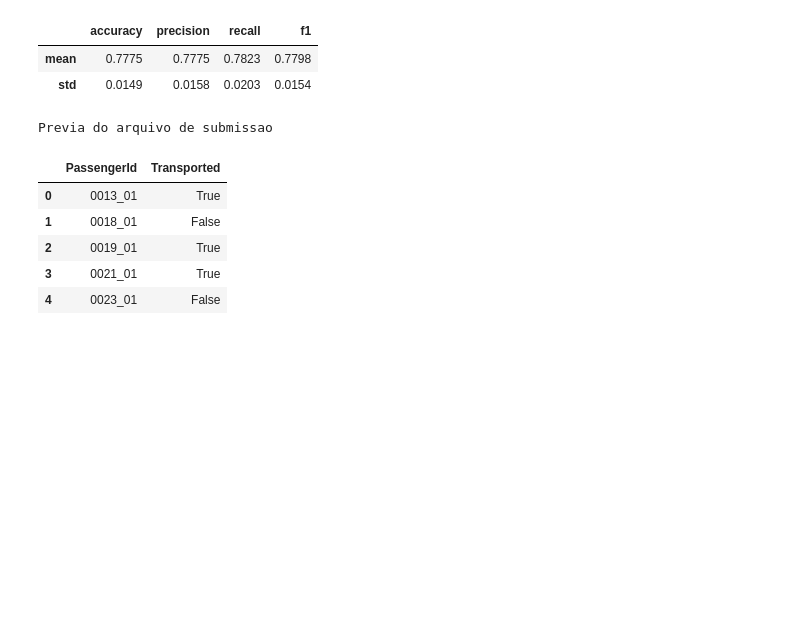
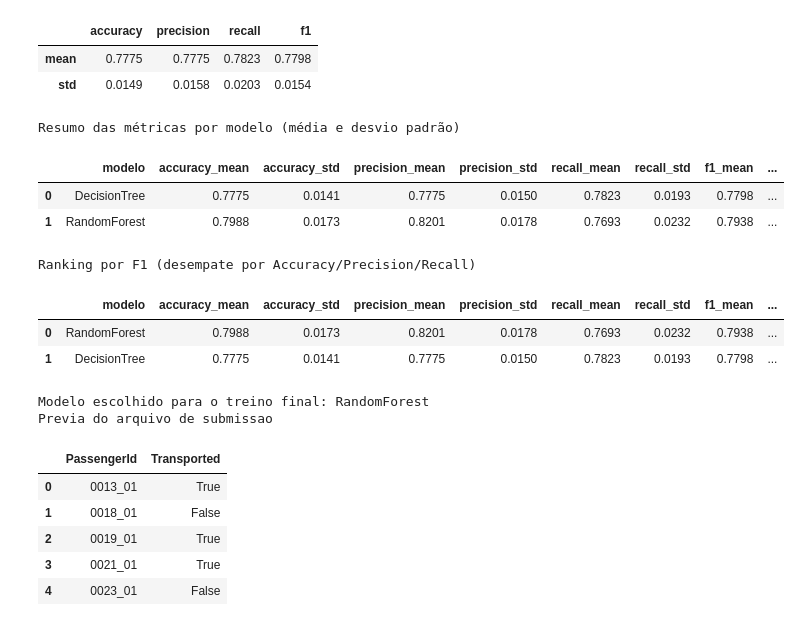
Before and after one commit to gabrafo/MineracaoDeDados, a Jupyter notebook: notebook.ipynb, the cells around one changed output. Cells and saved outputs as stored; diff of their text form; code cells hidden in the pictures; blank space fills up the shorter version.

Commit message:
feat: add benchmarking w/ random forests

```diff
--- a/notebook.ipynb
+++ b/notebook.ipynb
@@ -1247,15 +1248,85 @@ Médias e desvios por métrica (10 folds)
 |  | accuracy | precision | recall | f1 |
 | mean | 0.7775 | 0.7775 | 0.7823 | 0.7798 |
 | std | 0.0149 | 0.0158 | 0.0203 | 0.0154 |
+# %%
+# Comparação flexível de modelos (10-fold CV)
+model_specs = {
+    "DecisionTree": DecisionTreeClassifier(random_state=42),
+    "RandomForest": RandomForestClassifier(
+        n_estimators=200,
+        random_state=42,
+        n_jobs=-1,
+    ),
+}
+
+cv = StratifiedKFold(n_splits=10, shuffle=True, random_state=42)
+scoring = {
+    "accuracy": "accuracy",
+    "precision": "precision",
+    "recall": "recall",
+    "f1": "f1",
+}
+
+rows = []
+for name, estimator in model_specs.items():
+    pipeline = Pipeline(
+        steps=[
+            ("homeplanet_imputer", homeplanet_imputer),
+            ("preprocess", preprocessor),
+            ("model", estimator),
+        ]
+    )
+    results = cross_validate(
+        pipeline,
+        X,
+        y,
+        cv=cv,
+        scoring=scoring,
+        n_jobs=-1,
+    )
+
+    row = {"modelo": name}
+    for metric in scoring:
+        scores = results[f"test_{metric}"]
+        row[f"{metric}_mean"] = scores.mean()
+        row[f"{metric}_std"] = scores.std()
+    rows.append(row)
+
+comparison = pd.DataFrame(rows)
+ranking = comparison.sort_values(
+    by=["f1_mean", "accuracy_mean", "precision_mean", "recall_mean"],
+    ascending=False,
+).reset_index(drop=True)
+
+print("Resumo das métricas por modelo (média e desvio padrão)")
+display(comparison.round(4))
+
+print("Ranking por F1 (desempate por Accuracy/Precision/Recall)")
+display(ranking.round(4))
+# %% [output]
+Resumo das métricas por modelo (média e desvio padrão)
+|  | modelo | accuracy_mean | accuracy_std | precision_mean | precision_std | recall_mean | recall_std | f1_mean | ... |
+| 0 | DecisionTree | 0.7775 | 0.0141 | 0.7775 | 0.0150 | 0.7823 | 0.0193 | 0.7798 | ... |
+| 1 | RandomForest | 0.7988 | 0.0173 | 0.8201 | 0.0178 | 0.7693 | 0.0232 | 0.7938 | ... |
+Ranking por F1 (desempate por Accuracy/Precision/Recall)
+|  | modelo | accuracy_mean | accuracy_std | precision_mean | precision_std | recall_mean | recall_std | f1_mean | ... |
+| 0 | RandomForest | 0.7988 | 0.0173 | 0.8201 | 0.0178 | 0.7693 | 0.0232 | 0.7938 | ... |
+| 1 | DecisionTree | 0.7775 | 0.0141 | 0.7775 | 0.0150 | 0.7823 | 0.0193 | 0.7798 | ... |
 # %%
 # Treinamento final no treino completo e previsoes no teste (sem rotulos)
+# Seleciona o melhor modelo a partir do ranking calculado na célula anterior.
+best_model_name = ranking.loc[0, "modelo"]
+best_model = model_specs[best_model_name]
+
 final_pipeline = Pipeline(
     steps=[
         ("homeplanet_imputer", homeplanet_imputer),
         ("preprocess", preprocessor),
-        ("model", DecisionTreeClassifier(random_state=42)),
+        ("model", best_model),
     ]
 )
+
+print(f"Modelo escolhido para o treino final: {best_model_name}")
 
 final_pipeline.fit(X, y)
 
@@ -1277,6 +1348,7 @@ display(submission.head())
 
 submission.to_csv("submission.csv", index=False)
 # %% [output]
+Modelo escolhido para o treino final: RandomForest
 Previa do arquivo de submissao
 |  | PassengerId | Transported |
 | 0 | 0013_01 | True |
```
Also changed, not shown: parts of 13 cells of this notebook, 1 other file.
